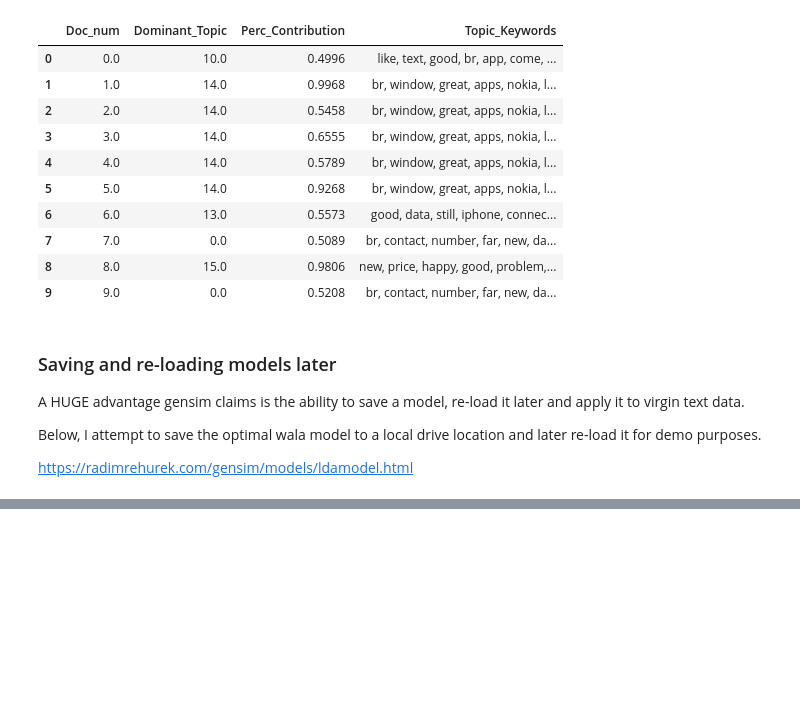
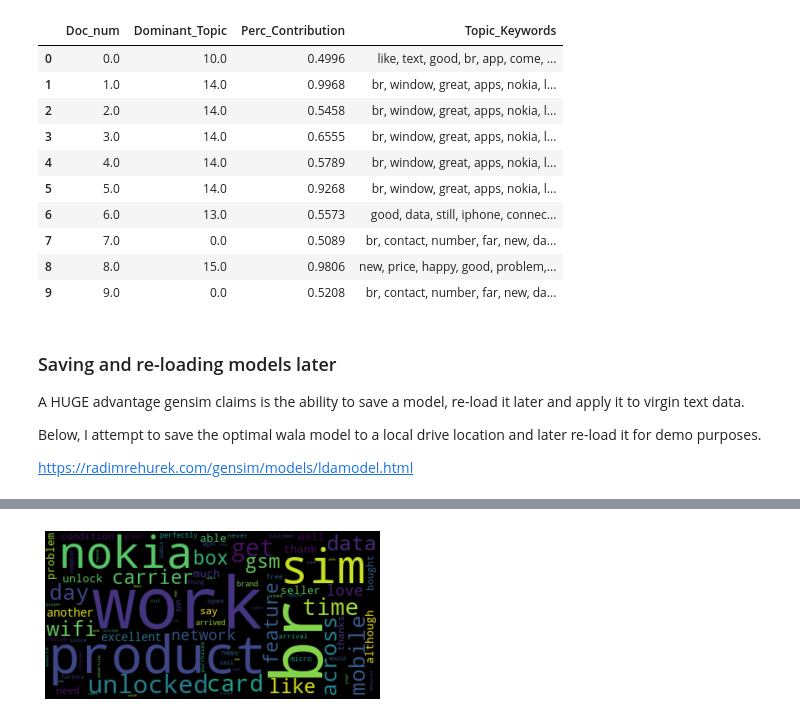
Before and after one commit to sudhir-voleti/research, a Jupyter notebook: LTM via sourced Gensim.ipynb, the cells around one changed output, grey strips where cells are left out. Saved outputs shown, nothing was run; the diff lists cells and outputs as text; code cells hidden in the pictures; blank space fills up the shorter version.

```diff
--- a/LTM via sourced Gensim.ipynb
+++ b/LTM via sourced Gensim.ipynb
@@ -165,0 +210,5 @@ Sudhir
+# %%
+# wordcloud directly from beta_df
+make_wordcloud(beta_df.iloc[:, [0, 4]])
+# %% [output]
+[figure, added]
```
Also changed, not shown: parts of 5 cells of this notebook.
